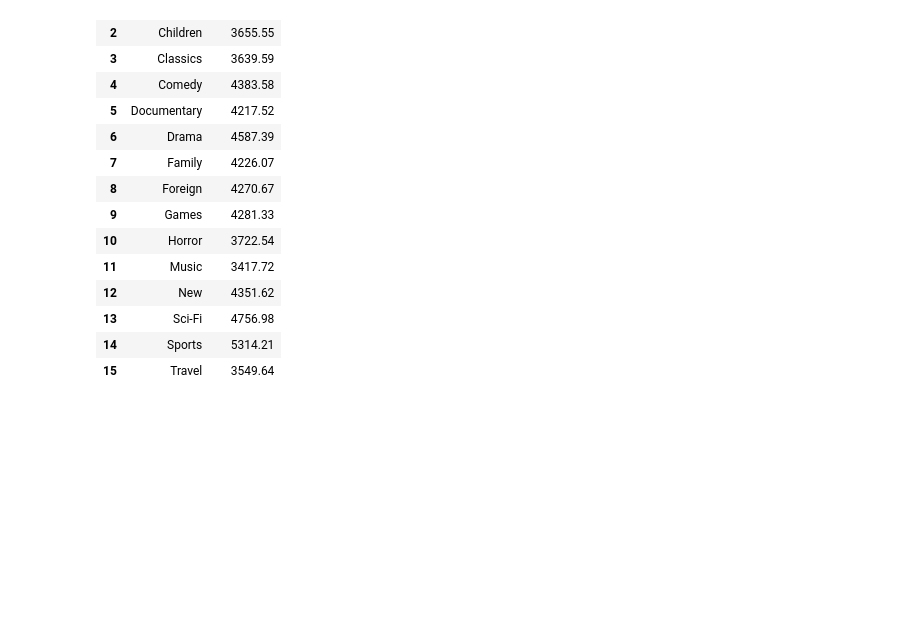
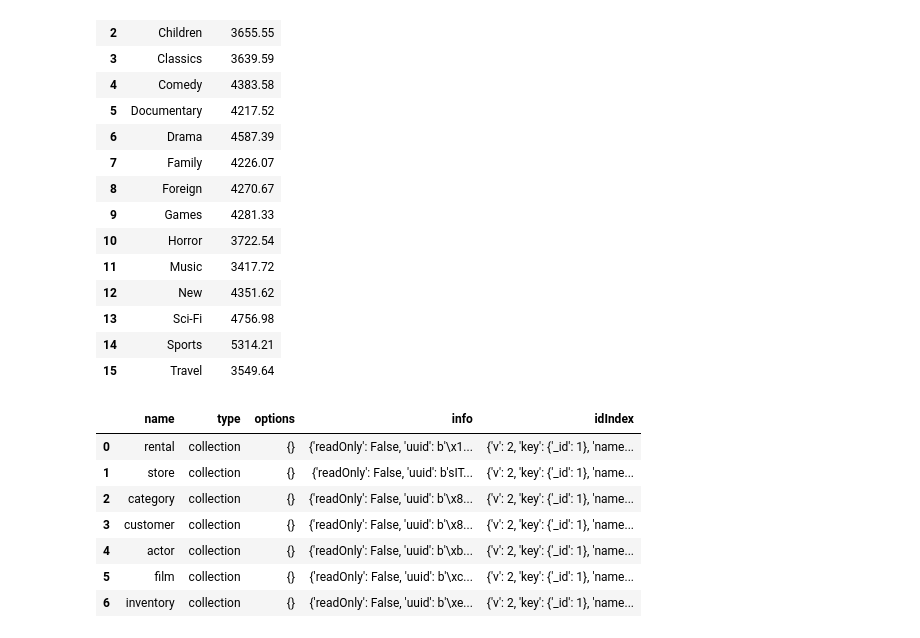
Before and after one commit to sncalvo/improved-broccoli, a Jupyter notebook: tarea.ipynb, the cells around one changed output. Cells and saved outputs as stored; diff of their text form; code cells hidden in the pictures; blank space fills up the shorter version.

```diff
--- a/tarea.ipynb
+++ b/tarea.ipynb
@@ -553,3 +550,27 @@ df
 | 13 | Sci-Fi | 4756.98 |
 | 14 | Sports | 5314.21 |
 | 15 | Travel | 3549.64 |
+# %%
+dd2Uri = 'mongodb+srv://public:bdnr.2023@democluster.mrec6qe.mongodb.net/DD2'
+
+dd2Client = MongoClient(dd2Uri)
+
+dd2Client.list_database_names()
+
+# Set del objeto que referencia a la base
+dd2 = dd2Client.DD2
+
+# utilizamos Dataframes de Pandas para desplegar los resultados.
+# En este caso listo simplemente las colecciones, para verificar.
+df = pd.DataFrame(list(dd2.list_collections()))
+
+df
+# %% [output]
+|  | name | type | options | info | idIndex |
+| 0 | rental | collection | {} | {'readOnly': False, 'uuid': b'\x1... | {'v': 2, 'key': {'_id': 1}, 'name... |
+| 1 | store | collection | {} | {'readOnly': False, 'uuid': b'sIT... | {'v': 2, 'key': {'_id': 1}, 'name... |
+| 2 | category | collection | {} | {'readOnly': False, 'uuid': b'\x8... | {'v': 2, 'key': {'_id': 1}, 'name... |
+| 3 | customer | collection | {} | {'readOnly': False, 'uuid': b'\x8... | {'v': 2, 'key': {'_id': 1}, 'name... |
+| 4 | actor | collection | {} | {'readOnly': False, 'uuid': b'\xb... | {'v': 2, 'key': {'_id': 1}, 'name... |
+| 5 | film | collection | {} | {'readOnly': False, 'uuid': b'\xc... | {'v': 2, 'key': {'_id': 1}, 'name... |
+| 6 | inventory | collection | {} | {'readOnly': False, 'uuid': b'\xe... | {'v': 2, 'key': {'_id': 1}, 'name... |
```
Also changed, not shown: parts of 12 cells of this notebook, 1 other file.
